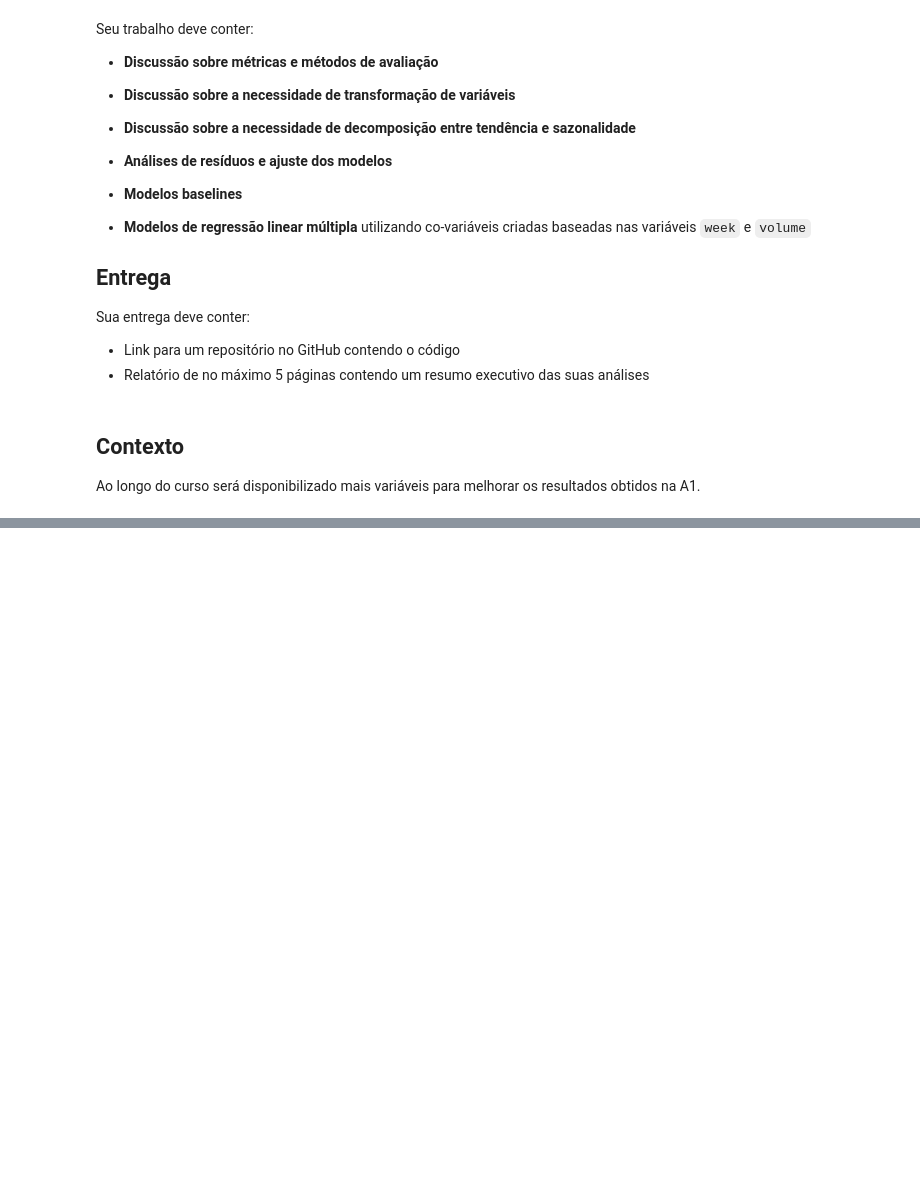
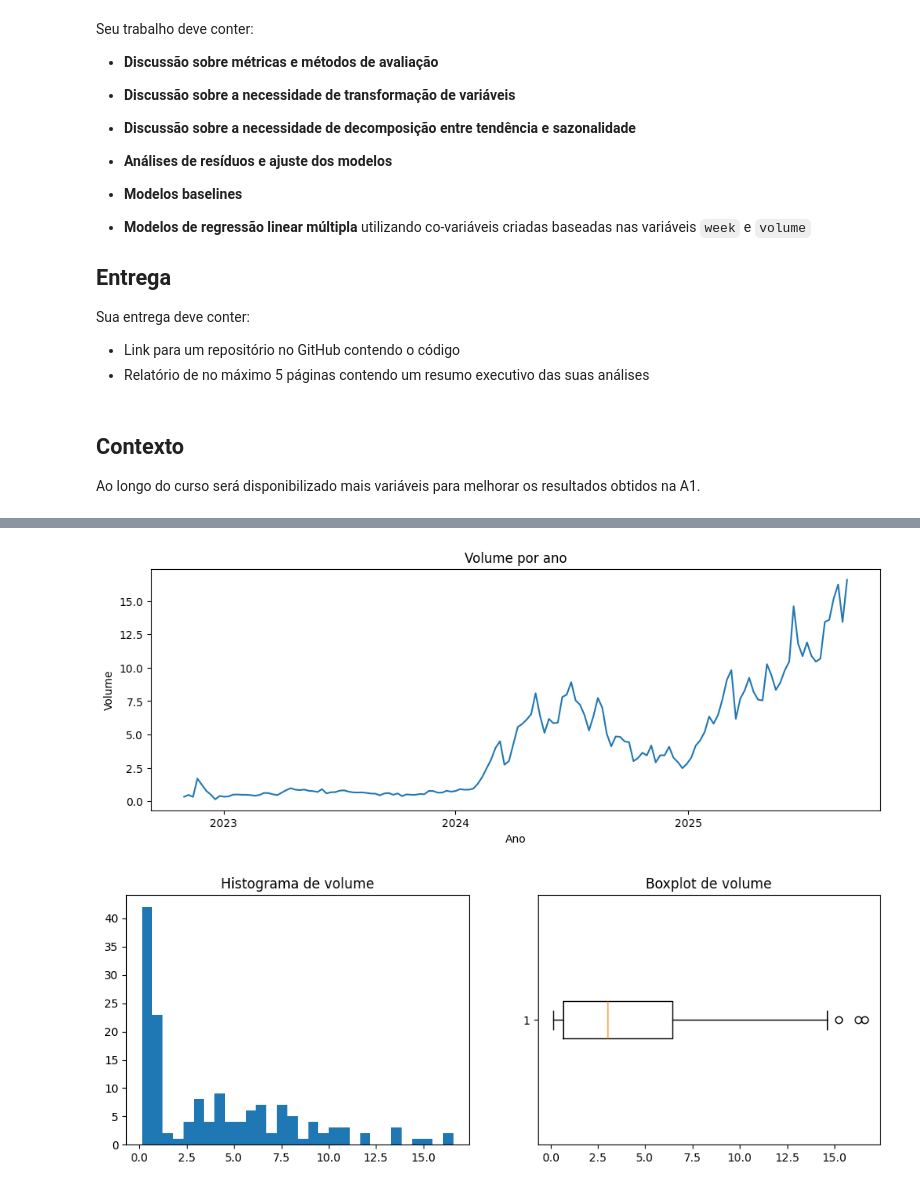
Before and after one commit to Vinasque/series_temporais, a Jupyter notebook: trabalho_a1.ipynb, the cells around one changed output, grey strips where cells are left out. Saved outputs shown, nothing was run; the diff lists cells and outputs as text; code cells hidden in the pictures; blank space fills up the shorter version.

```diff
--- a/trabalho_a1.ipynb
+++ b/trabalho_a1.ipynb
@@ -67,6 +72,12 @@ import matplotlib.dates as mdates
 # %%
 df = pd.read_csv("data.csv")
-df['week'] = pd.to_datetime(df['week'])
 
-df.head()
+df['week'] = pd.to_datetime(df['week']) # converter week para datetime
+df = df.sort_values('week').reset_index(drop=True) # ordenar por data e reset index
+df = df.set_index('week')
+
+# checar informações
+print(df.info())
+print('Tamanho da série:', len(df))
+print(df.head())
 # %% [output]
@@ -92,0 +203,25 @@ plt.show()
+# %%
+plt.figure(figsize=(12,4))
+plt.plot(df.index, df['volume'])
+
+# Mostrar apenas os anos
+plt.gca().xaxis.set_major_formatter(mdates.DateFormatter('%Y'))
+plt.gca().xaxis.set_major_locator(mdates.YearLocator())
+
+plt.xlabel("Ano")
+plt.ylabel("Volume")
+plt.title("Volume por ano")
+plt.show()
+
+plt.figure(figsize=(12,4))
+plt.subplot(1,2,1)
+plt.hist(df['volume'].dropna(), bins=30)
+plt.title('Histograma de volume')
+
+plt.subplot(1,2,2)
+plt.boxplot(df['volume'].dropna(), vert=False)
+plt.title('Boxplot de volume')
+plt.show()
+# %% [output]
+[figure, added]
+[figure, added]
```
Also changed, not shown: parts of 18 cells of this notebook.
